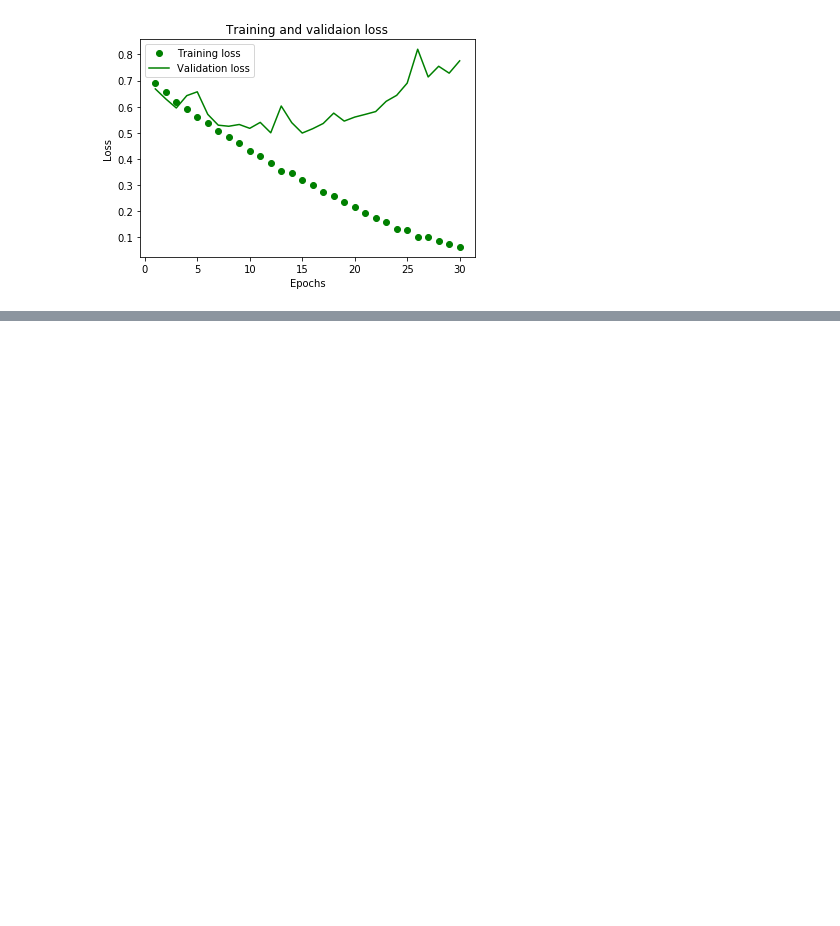
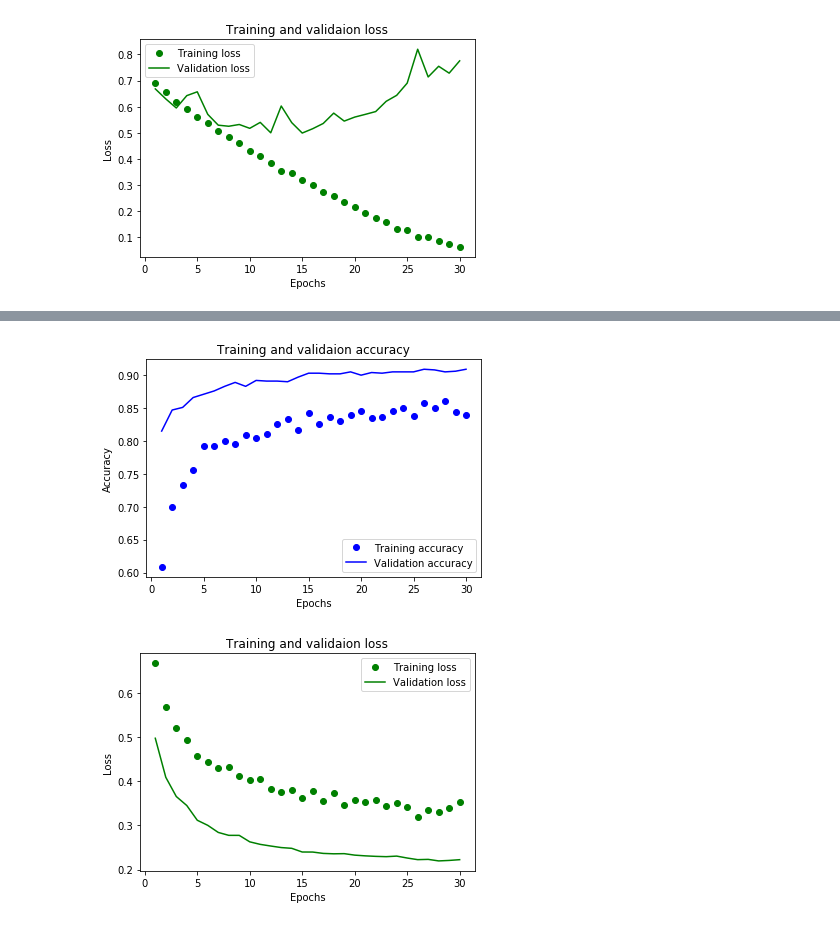
Before and after one commit to Miffka/Chollet_DL, a Jupyter notebook: Chapter5_DeepLearning4CV.ipynb, the cells around one changed output, grey strips where cells are left out. Saved outputs shown, nothing was run; the diff lists cells and outputs as text; code cells hidden in the pictures; blank space fills up the shorter version.

```diff
--- a/Chapter5_DeepLearning4CV.ipynb
+++ b/Chapter5_DeepLearning4CV.ipynb
@@ -395,0 +779,14 @@ plt.show()
+# %%
+''' Instead of extracting features just add pretrained layers to the model '''
+
+from keras import models
+from keras import layers
+
+model = models.Sequential()
+model.add(conv_base)
+model.add(layers.Flatten())
+model.add(layers.Dense(256, activation='relu'))
+model.add(layers.Dropout(0.5)) # without it, val_acc=96%
+model.add(layers.Dense(1, activation='sigmoid'))
+
+model.summary()
@@ -395,0 +880,32 @@ plt.show()
+# %%
+''' Plotting the results '''
+
+import matplotlib.pyplot as plt
+
+acc = history.history['acc']
+val_acc = history.history['val_acc']
+loss = history.history['loss']
+val_loss = history.history['val_loss']
+
+epochs = range(1, len(acc) + 1)
+
+plt.plot(epochs, acc, 'bo', label='Training accuracy')
+plt.plot(epochs, val_acc, 'b', label='Validation accuracy')
+plt.title('Training and validaion accuracy')
+plt.xlabel('Epochs')
+plt.ylabel('Accuracy')
+plt.legend()
+
+plt.figure()
+
+plt.plot(epochs, loss, 'go', label='Training loss')
+plt.plot(epochs, val_loss, 'g', label='Validation loss')
+plt.title('Training and validaion loss')
+plt.xlabel('Epochs')
+plt.ylabel('Loss')
+plt.legend()
+
+plt.show()
+# %% [output]
+[figure, added]
+[figure, added]
```
Also changed, not shown: parts of 61 cells of this notebook, 18 other files.
